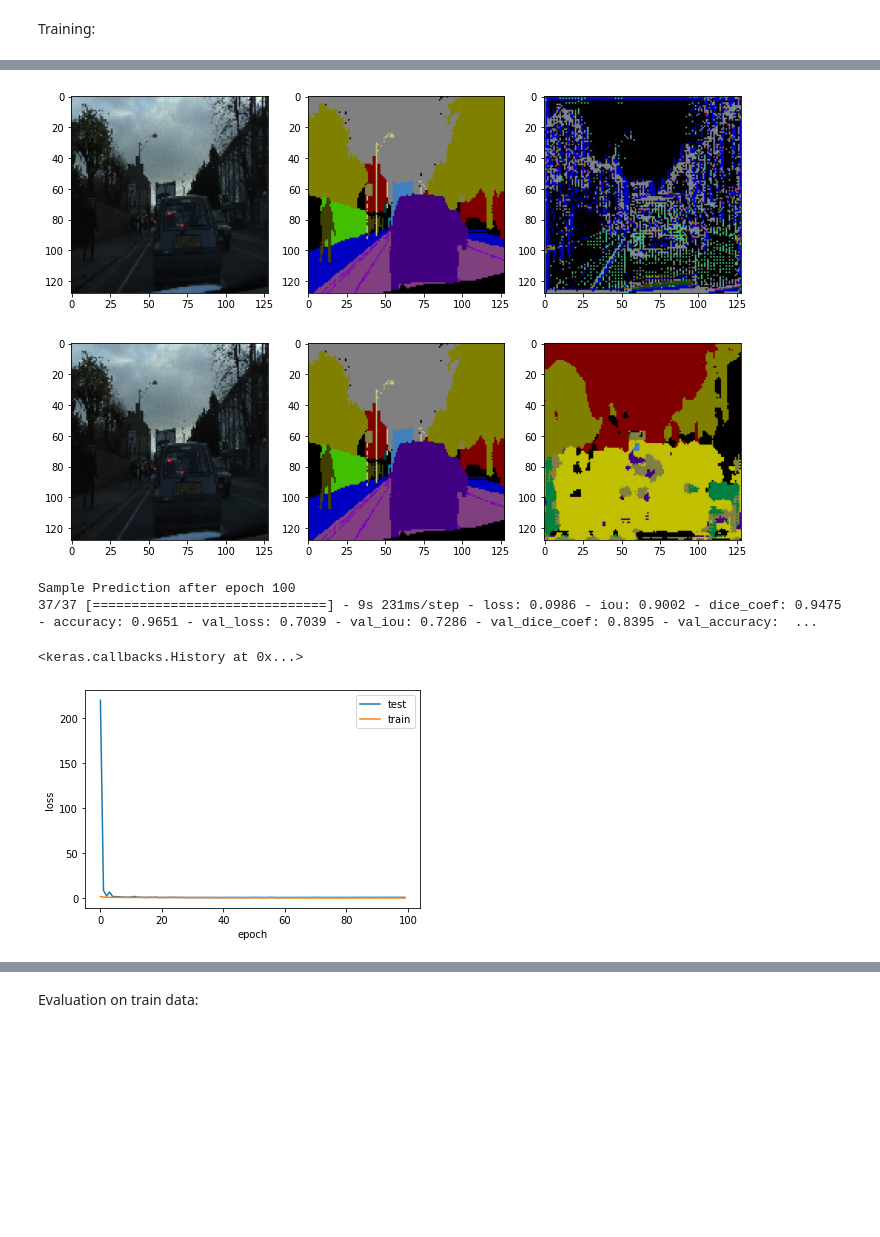
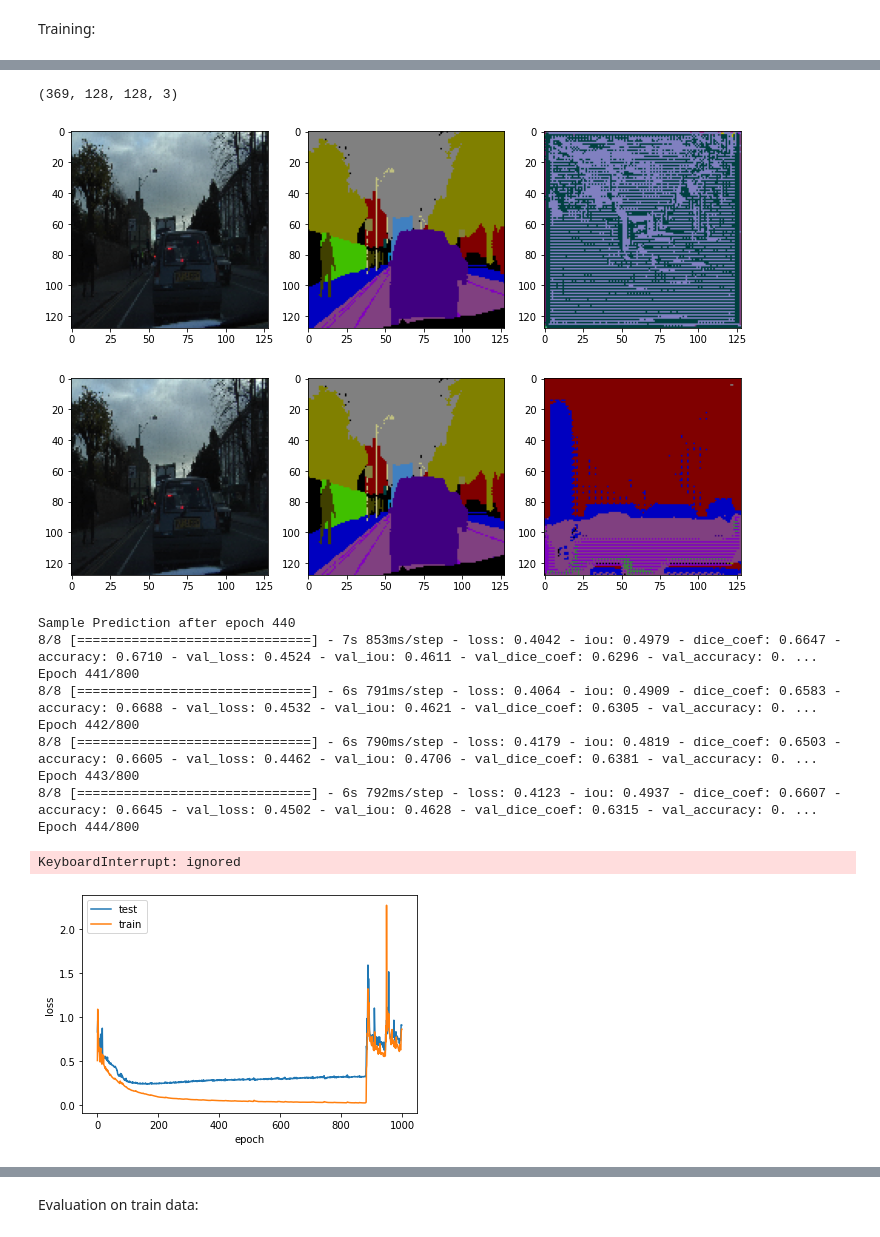
Before and after one commit to IsidoraSlavkovic/image-segmentation, a Jupyter notebook: CamVid.ipynb, the cells around one changed output, grey strips where cells are left out. Cells and saved outputs as stored; diff of their text form; code cells hidden in the pictures; blank space fills up the shorter version.

```diff
--- a/CamVid.ipynb
+++ b/CamVid.ipynb
@@ -270,7 +270,7 @@ def iou(y_true, y_pred):
 # %%
 model = unet.build_unet(32, (128, 128, 3))
 model.compile(optimizer='adam',
-              loss='categorical_crossentropy',
+              loss=bce_dice_loss,
               metrics=[iou, dice_coef, 'accuracy'])
 # %%
 # tf.keras.utils.plot_model(model, show_shapes=True)
@@ -306,21 +306,32 @@ class DisplayCallback(Callback):
             show_prediction(self.model, 0, dataset.train_images, dataset.train_masks, X_train)
             print(f'\nSample Prediction after epoch {epoch+1}')
             self.wait = 0
+# %%
+X_train.shape
+# %% [output]
+(369, 128, 128, 3)
 # %%
 show_prediction(model, 0, dataset.train_images, dataset.train_masks, X_train)
 # %% [output]
-[figure, old version]
+[figure, new version]
 # %%
 model.fit(preprocess_input(X_train), y_train,
-        epochs=100,
-        batch_size=10,
+        epochs=800,
+        batch_size=50,
         validation_data=(preprocess_input(X_test), y_test),
         callbacks=[DisplayCallback(patience=5)])
 # %% [output]
-[figure, old version]
+[figure, new version]
-Sample Prediction after epoch 100
-37/37 [==============================] - 9s 231ms/step - loss: 0.0986 - iou: 0.9002 - dice_coef: 0.9475 - accuracy: 0.9651 - val_loss: 0.7039 - val_iou: 0.7286 - val_dice_coef: 0.8395 - val_accuracy:  ...
+Sample Prediction after epoch 440
+8/8 [==============================] - 7s 853ms/step - loss: 0.4042 - iou: 0.4979 - dice_coef: 0.6647 - accuracy: 0.6710 - val_loss: 0.4524 - val_iou: 0.4611 - val_dice_coef: 0.6296 - val_accuracy: 0. ...
+Epoch 441/800
+8/8 [==============================] - 6s 791ms/step - loss: 0.4064 - iou: 0.4909 - dice_coef: 0.6583 - accuracy: 0.6688 - val_loss: 0.4532 - val_iou: 0.4621 - val_dice_coef: 0.6305 - val_accuracy: 0. ...
+Epoch 442/800
+8/8 [==============================] - 6s 790ms/step - loss: 0.4179 - iou: 0.4819 - dice_coef: 0.6503 - accuracy: 0.6605 - val_loss: 0.4462 - val_iou: 0.4706 - val_dice_coef: 0.6381 - val_accuracy: 0. ...
+Epoch 443/800
+8/8 [==============================] - 6s 792ms/step - loss: 0.4123 - iou: 0.4937 - dice_coef: 0.6607 - accuracy: 0.6645 - val_loss: 0.4502 - val_iou: 0.4628 - val_dice_coef: 0.6315 - val_accuracy: 0. ...
+Epoch 444/800
-<keras.callbacks.History at 0x...>
+KeyboardInterrupt: ignored
 # %%
 plt.plot(model.history.history['val_loss'], label='test')
 plt.plot(model.history.history['loss'], label='train')
@@ -329,7 +340,7 @@ plt.xlabel('epoch')
 plt.ylabel('loss')
 plt.show()
 # %% [output]
-[figure, old version]
+[figure, new version]
 # %%
 plt.plot(model.history.history['val_iou'], label='test')
 plt.plot(model.history.history['iou'], label='train')
```
Also changed, not shown: parts of 16 cells of this notebook.
